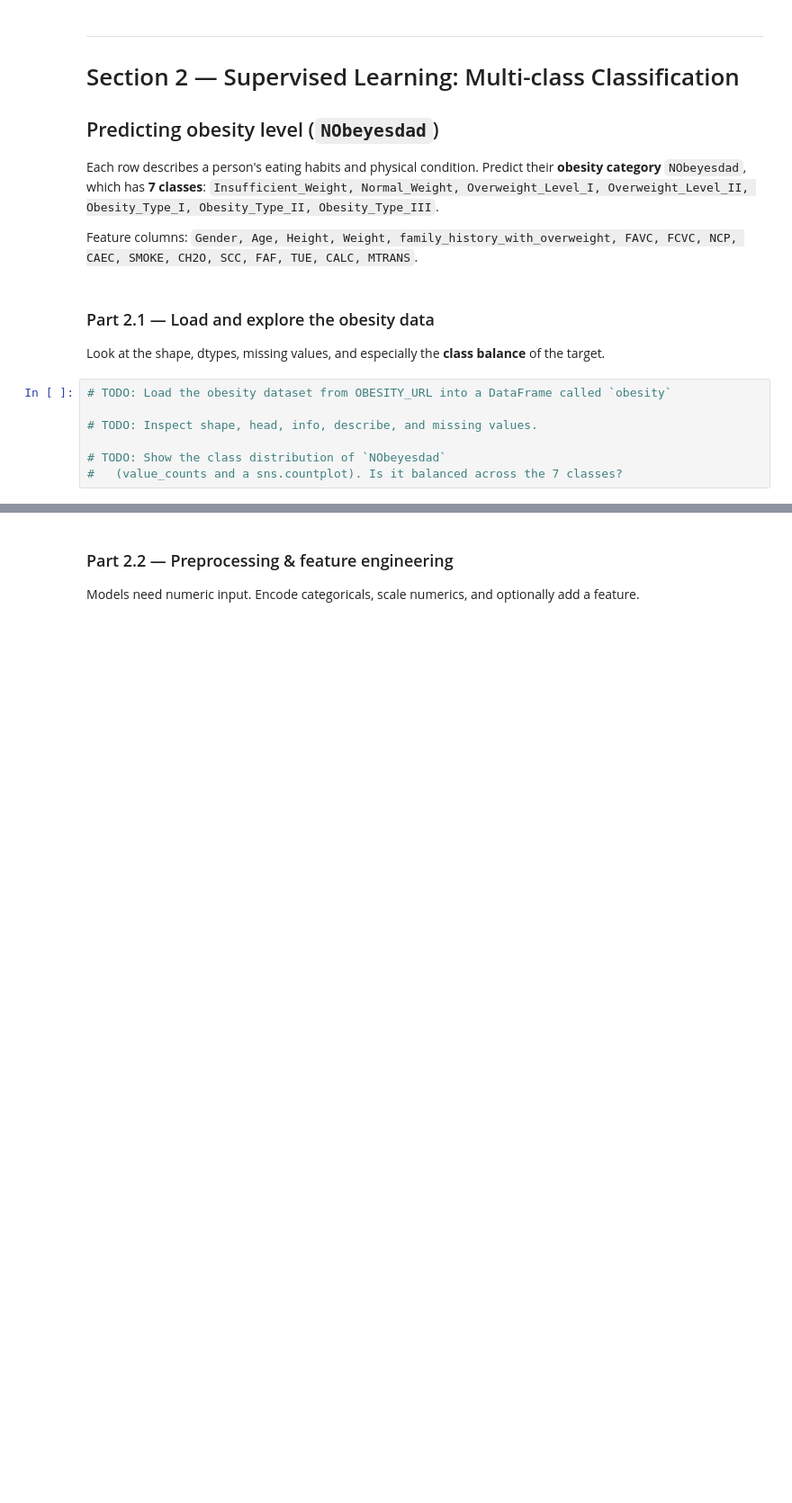
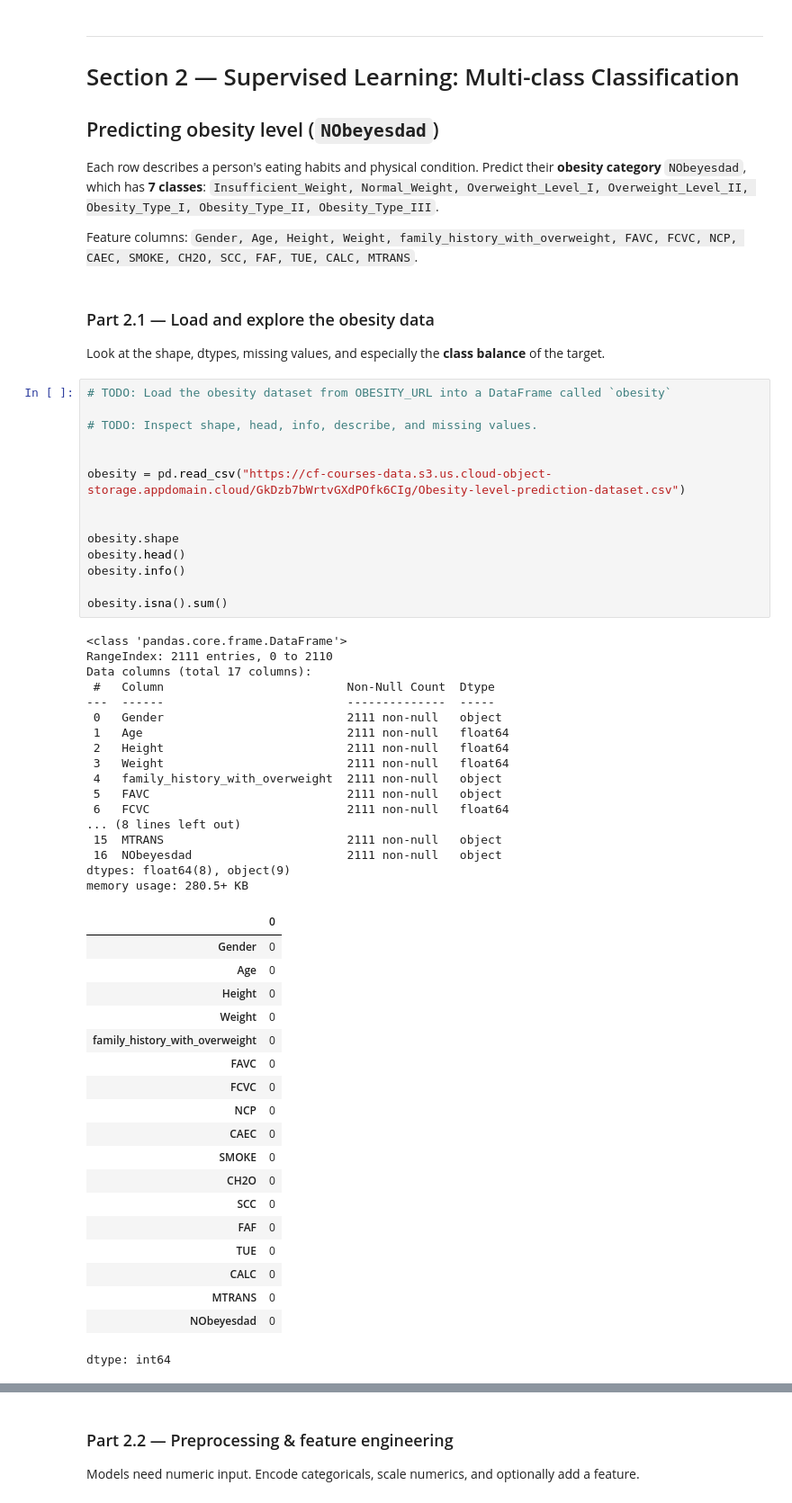
Before and after one commit to joyy-atschool/lab-2-predictive-analytics, a Jupyter notebook: lab_2_predictive_analytics.ipynb, the cells around one changed output, grey strips where cells are left out. Shown at 90% size. Cells and saved outputs as stored; diff of their text form; blank space fills up the shorter version.

```diff
--- a/lab_2_predictive_analytics.ipynb
+++ b/lab_2_predictive_analytics.ipynb
@@ -442,7 +442,51 @@ Look at the shape, dtypes, missing values, and especially the **class balance**
 # %%
 # TODO: Load the obesity dataset from OBESITY_URL into a DataFrame called `obesity`
 
 # TODO: Inspect shape, head, info, describe, and missing values.
 
-# TODO: Show the class distribution of `NObeyesdad`
-#   (value_counts and a sns.countplot). Is it balanced across the 7 classes?
+
+obesity = pd.read_csv("https://cf-courses-data.s3.us.cloud-object-storage.appdomain.cloud/GkDzb7bWrtvGXdPOfk6CIg/Obesity-level-prediction-dataset.csv")
+
+
+obesity.shape
+obesity.head()
+obesity.info()
+
+obesity.isna().sum()
+# %% [output]
+<class 'pandas.core.frame.DataFrame'>
+RangeIndex: 2111 entries, 0 to 2110
+Data columns (total 17 columns):
+ #   Column                          Non-Null Count  Dtype
+---  ------                          --------------  -----
+ 0   Gender                          2111 non-null   object
+ 1   Age                             2111 non-null   float64
+ 2   Height                          2111 non-null   float64
+ 3   Weight                          2111 non-null   float64
+ 4   family_history_with_overweight  2111 non-null   object
+ 5   FAVC                            2111 non-null   object
+ 6   FCVC                            2111 non-null   float64
+... (8 lines left out)
+ 15  MTRANS                          2111 non-null   object
+ 16  NObeyesdad                      2111 non-null   object
+dtypes: float64(8), object(9)
+memory usage: 280.5+ KB
+|  | 0 |
+| Gender | 0 |
+| Age | 0 |
+| Height | 0 |
+| Weight | 0 |
+| family_history_with_overweight | 0 |
+| FAVC | 0 |
+| FCVC | 0 |
+| NCP | 0 |
+| CAEC | 0 |
+| SMOKE | 0 |
+| CH2O | 0 |
+| SCC | 0 |
+| FAF | 0 |
+| TUE | 0 |
+| CALC | 0 |
+| MTRANS | 0 |
+| NObeyesdad | 0 |
+dtype: int64
```
Also changed, not shown: parts of 9 cells of this notebook.
